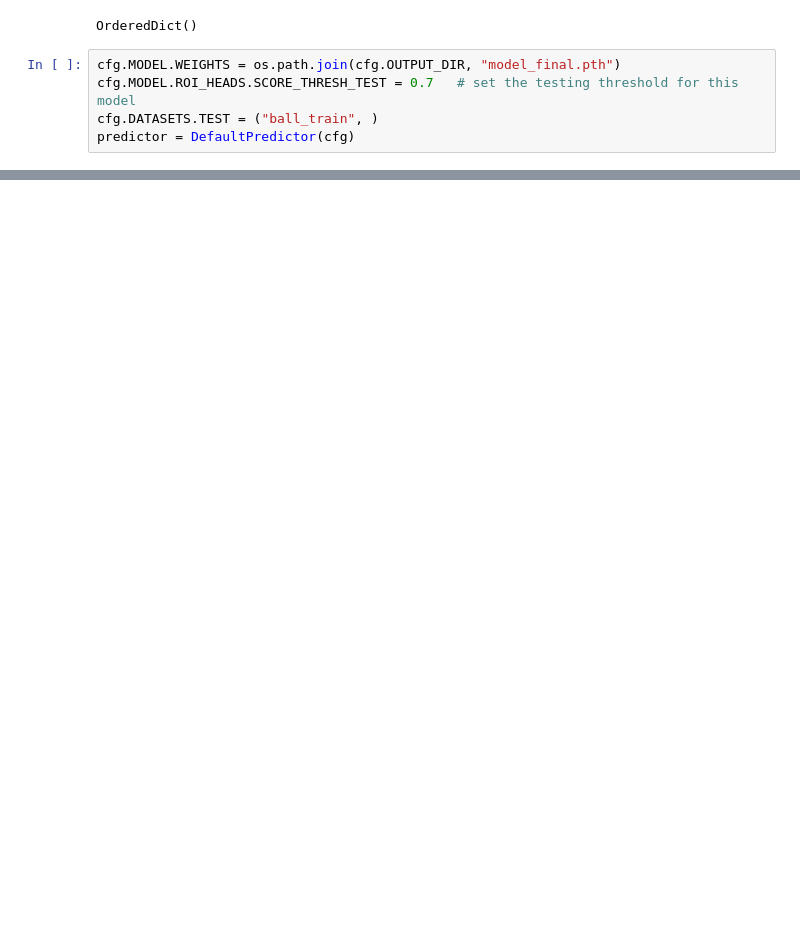
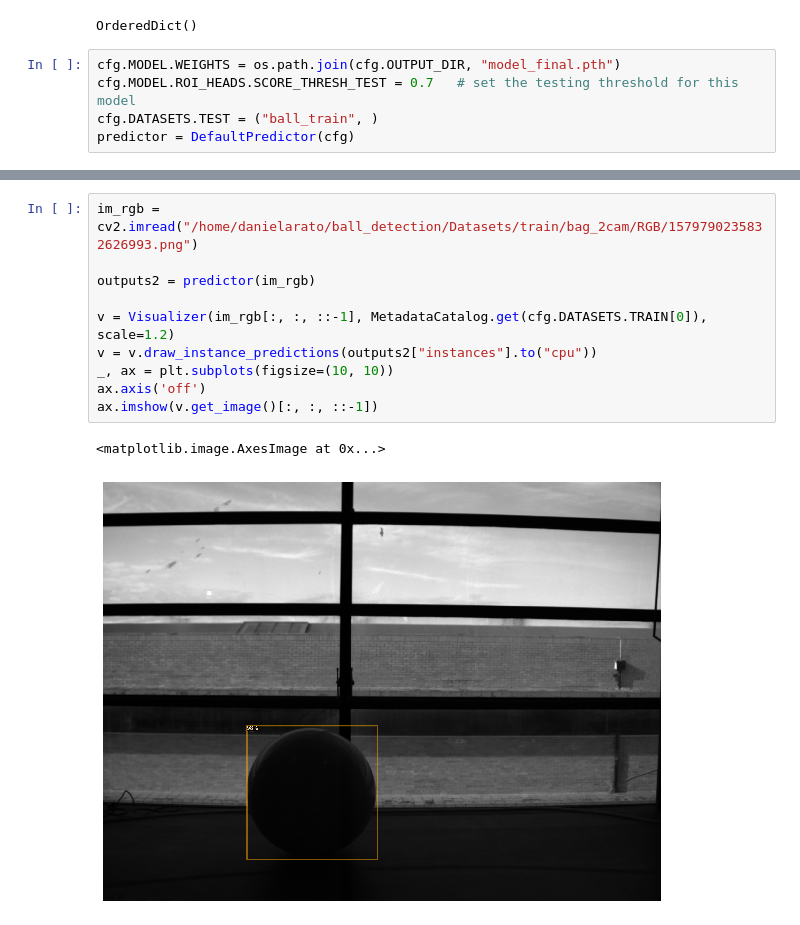
Before and after one commit to danifpdra/ball_detection, a Jupyter notebook: ball_detection.ipynb, the cells around one changed output, grey strips where cells are left out. Cells and saved outputs as stored; diff of their text form; blank space fills up the shorter version.

```diff
--- a/ball_detection.ipynb
+++ b/ball_detection.ipynb
@@ -250,0 +241,13 @@ len(results)
+# %%
+im_rgb = cv2.imread("/home/danielarato/ball_detection/Datasets/train/bag_2cam/RGB/1579790235832626993.png")
+
+outputs2 = predictor(im_rgb)
+
+v = Visualizer(im_rgb[:, :, ::-1], MetadataCatalog.get(cfg.DATASETS.TRAIN[0]), scale=1.2)
+v = v.draw_instance_predictions(outputs2["instances"].to("cpu"))
+_, ax = plt.subplots(figsize=(10, 10))
+ax.axis('off')
+ax.imshow(v.get_image()[:, :, ::-1])
+# %% [output]
+<matplotlib.image.AxesImage at 0x...>
+[figure, added]
```
Also changed, not shown: parts of 11 cells of this notebook.
